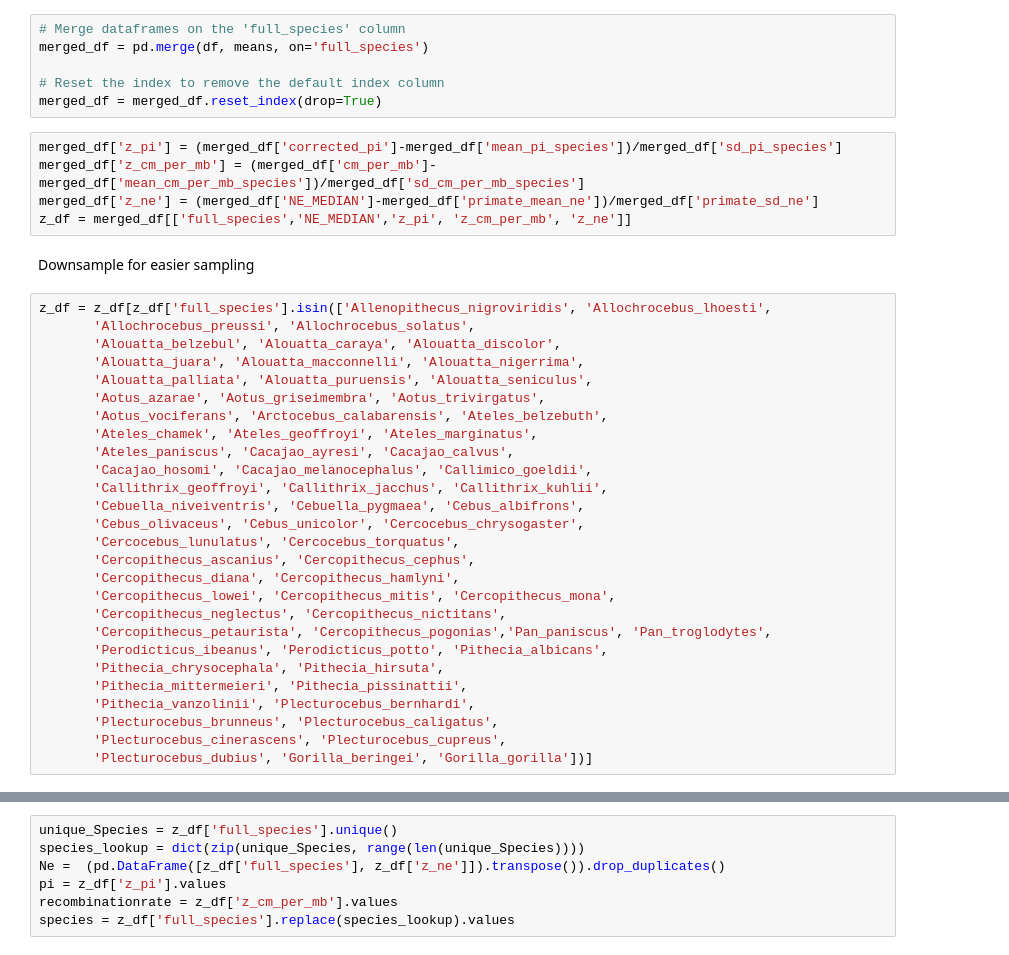
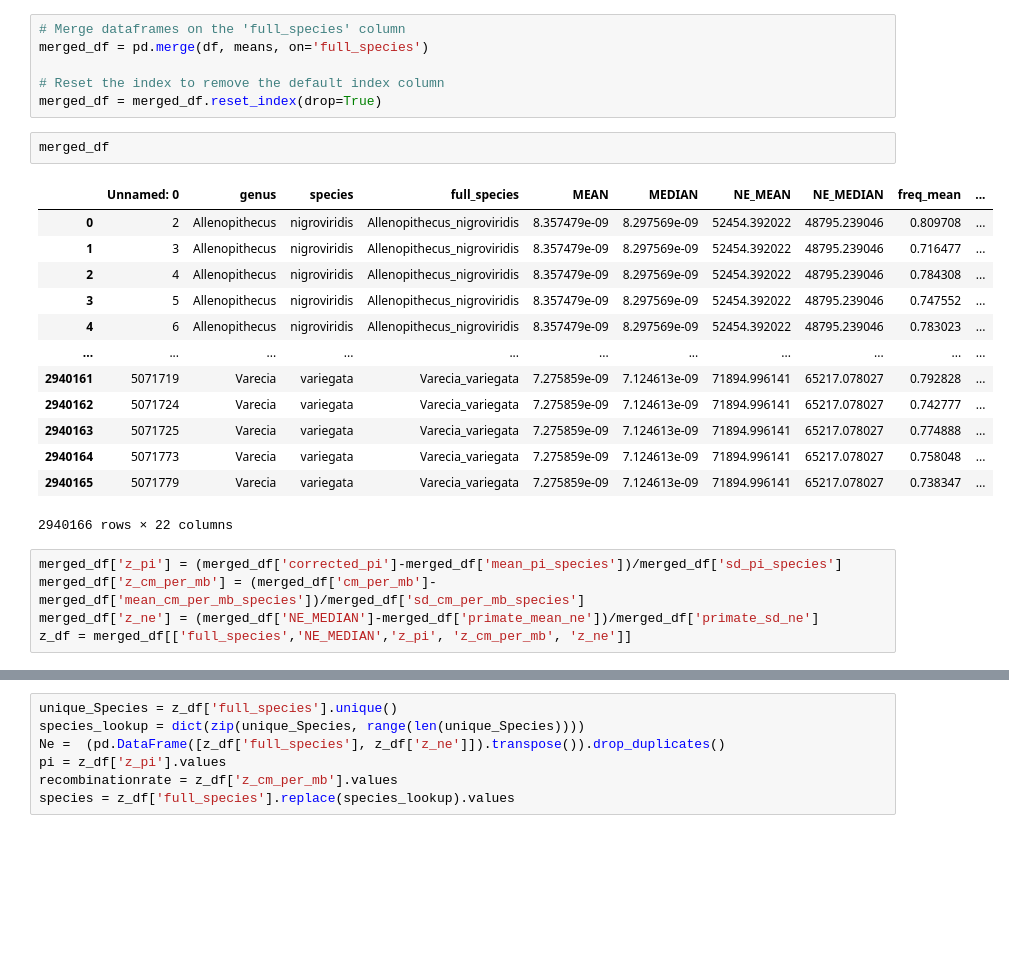
Before and after one commit to Bjarke-M/diversitynrecombination, a Jupyter notebook: notebooks/nested_model.ipynb, the cells around one changed output, grey strips where cells are left out. Cells and saved outputs as stored; diff of their text form; blank space fills up the shorter version.

```diff
--- a/notebooks/nested_model.ipynb
+++ b/notebooks/nested_model.ipynb
@@ -36,40 +37,27 @@ merged_df = pd.merge(df, means, on='full_species')
 
 # Reset the index to remove the default index column
 merged_df = merged_df.reset_index(drop=True)
+# %%
+merged_df
+# %% [output]
+|  | Unnamed: 0 | genus | species | full_species | MEAN | MEDIAN | NE_MEAN | NE_MEDIAN | freq_mean | ... |
+| 0 | 2 | Allenopithecus | nigroviridis | Allenopithecus_nigroviridis | 8.357479e-09 | 8.297569e-09 | 52454.392022 | 48795.239046 | 0.809708 | ... |
+| 1 | 3 | Allenopithecus | nigroviridis | Allenopithecus_nigroviridis | 8.357479e-09 | 8.297569e-09 | 52454.392022 | 48795.239046 | 0.716477 | ... |
+| 2 | 4 | Allenopithecus | nigroviridis | Allenopithecus_nigroviridis | 8.357479e-09 | 8.297569e-09 | 52454.392022 | 48795.239046 | 0.784308 | ... |
+| 3 | 5 | Allenopithecus | nigroviridis | Allenopithecus_nigroviridis | 8.357479e-09 | 8.297569e-09 | 52454.392022 | 48795.239046 | 0.747552 | ... |
+| 4 | 6 | Allenopithecus | nigroviridis | Allenopithecus_nigroviridis | 8.357479e-09 | 8.297569e-09 | 52454.392022 | 48795.239046 | 0.783023 | ... |
+| ... | ... | ... | ... | ... | ... | ... | ... | ... | ... | ... |
+| 2940161 | 5071719 | Varecia | variegata | Varecia_variegata | 7.275859e-09 | 7.124613e-09 | 71894.996141 | 65217.078027 | 0.792828 | ... |
+| 2940162 | 5071724 | Varecia | variegata | Varecia_variegata | 7.275859e-09 | 7.124613e-09 | 71894.996141 | 65217.078027 | 0.742777 | ... |
+| 2940163 | 5071725 | Varecia | variegata | Varecia_variegata | 7.275859e-09 | 7.124613e-09 | 71894.996141 | 65217.078027 | 0.774888 | ... |
+| 2940164 | 5071773 | Varecia | variegata | Varecia_variegata | 7.275859e-09 | 7.124613e-09 | 71894.996141 | 65217.078027 | 0.758048 | ... |
+| 2940165 | 5071779 | Varecia | variegata | Varecia_variegata | 7.275859e-09 | 7.124613e-09 | 71894.996141 | 65217.078027 | 0.738347 | ... |
+2940166 rows × 22 columns
 # %%
 merged_df['z_pi'] = (merged_df['corrected_pi']-merged_df['mean_pi_species'])/merged_df['sd_pi_species']
 merged_df['z_cm_per_mb'] = (merged_df['cm_per_mb']-merged_df['mean_cm_per_mb_species'])/merged_df['sd_cm_per_mb_species']
 merged_df['z_ne'] = (merged_df['NE_MEDIAN']-merged_df['primate_mean_ne'])/merged_df['primate_sd_ne']
 z_df = merged_df[['full_species','NE_MEDIAN','z_pi', 'z_cm_per_mb', 'z_ne']]
-# %% [markdown]
-Downsample for easier sampling
-# %%
-z_df = z_df[z_df['full_species'].isin(['Allenopithecus_nigroviridis', 'Allochrocebus_lhoesti',
-       'Allochrocebus_preussi', 'Allochrocebus_solatus',
-       'Alouatta_belzebul', 'Alouatta_caraya', 'Alouatta_discolor',
-       'Alouatta_juara', 'Alouatta_macconnelli', 'Alouatta_nigerrima',
-       'Alouatta_palliata', 'Alouatta_puruensis', 'Alouatta_seniculus',
-       'Aotus_azarae', 'Aotus_griseimembra', 'Aotus_trivirgatus',
-       'Aotus_vociferans', 'Arctocebus_calabarensis', 'Ateles_belzebuth',
-       'Ateles_chamek', 'Ateles_geoffroyi', 'Ateles_marginatus',
-       'Ateles_paniscus', 'Cacajao_ayresi', 'Cacajao_calvus',
-       'Cacajao_hosomi', 'Cacajao_melanocephalus', 'Callimico_goeldii',
-       'Callithrix_geoffroyi', 'Callithrix_jacchus', 'Callithrix_kuhlii',
-       'Cebuella_niveiventris', 'Cebuella_pygmaea', 'Cebus_albifrons',
-       'Cebus_olivaceus', 'Cebus_unicolor', 'Cercocebus_chrysogaster',
-       'Cercocebus_lunulatus', 'Cercocebus_torquatus',
-       'Cercopithecus_ascanius', 'Cercopithecus_cephus',
-       'Cercopithecus_diana', 'Cercopithecus_hamlyni',
-       'Cercopithecus_lowei', 'Cercopithecus_mitis', 'Cercopithecus_mona',
-       'Cercopithecus_neglectus', 'Cercopithecus_nictitans',
-       'Cercopithecus_petaurista', 'Cercopithecus_pogonias','Pan_paniscus', 'Pan_troglodytes',
-       'Perodicticus_ibeanus', 'Perodicticus_potto', 'Pithecia_albicans',
-       'Pithecia_chrysocephala', 'Pithecia_hirsuta',
-       'Pithecia_mittermeieri', 'Pithecia_pissinattii',
-       'Pithecia_vanzolinii', 'Plecturocebus_bernhardi',
-       'Plecturocebus_brunneus', 'Plecturocebus_caligatus',
-       'Plecturocebus_cinerascens', 'Plecturocebus_cupreus',
-       'Plecturocebus_dubius', 'Gorilla_beringei', 'Gorilla_gorilla'])]
 # %%
 z_df
 # %% [output]
```
Also changed, not shown: parts of 32 cells of this notebook, 5 other files.
